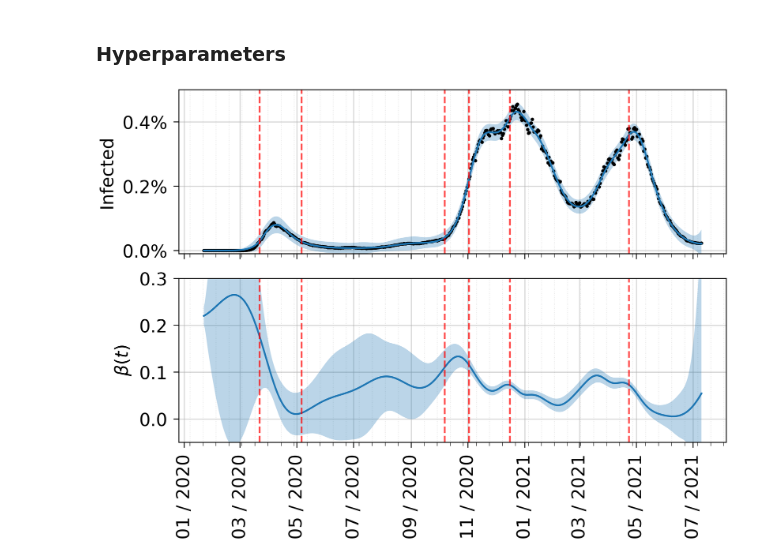
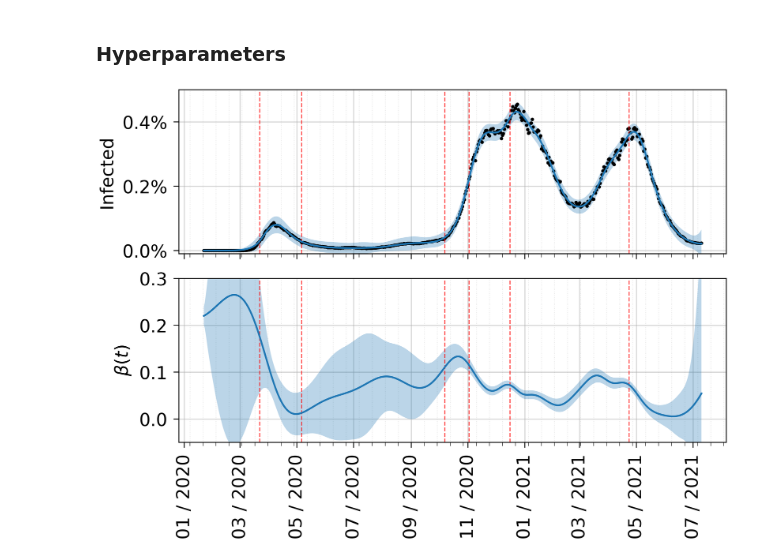
Before and after one commit to paufisch/ode_filters, a Jupyter notebook: covid_interactive.ipynb, the cells around one changed output. Drawn from its saved outputs; the diff is of its cells as text; code cells hidden in the pictures.

Commit message:
imprveed plotting and interactive plot

```diff
--- a/covid_interactive.ipynb
+++ b/covid_interactive.ipynb
@@ -173,34 +173,34 @@ fig, axs = plt.subplots(2, 1, figsize=(5, 3.6), sharex=True)
 
 for ax, col, ylab, ylim in [
     (axs[0], 1, "Infected", [-0.0001, 0.005]),
     (axs[1], 3, r'$\beta(t)$', [-0.05, 0.3])
 ]:
     ax.plot(data_dates, m_sequence[:, col])
     P = P_sequence[:, col, col]
     margin = 2 * np.sqrt(P)
     ax.fill_between(data_dates, m_sequence[:, col]-margin, m_sequence[:, col]+margin, alpha=0.3)
     if col == 1:
         ax.scatter(data_dates, I, color='black', s=2)
     ax.set_ylabel(ylab)
     ax.set_ylim(ylim)
     # Add gridlines at major tick positions
     ax.grid(True, which='major', axis='both', linestyle='-', linewidth=0.6, alpha=0.5)
     # Add many intermediate vertical gridlines at minor tick positions (weekly)
     ax.xaxis.set_minor_locator(dates.WeekdayLocator(interval=2))
     ax.grid(True, which='minor', axis='x', linestyle=':', linewidth=0.4, alpha=0.3)
 
 # Add political events as vertical lines to both subplots
 for event_date in political_events:
-    axs[0].axvline(event_date, color='red', linestyle='--', linewidth=1, alpha=0.7)
-    axs[1].axvline(event_date, color='red', linestyle='--', linewidth=1, alpha=0.7)
+    axs[0].axvline(event_date, color='red', linestyle='--', linewidth=0.6, alpha=0.7, zorder=1)
+    axs[1].axvline(event_date, color='red', linestyle='--', linewidth=0.6, alpha=0.7, zorder=1)
 
 axs[0].yaxis.set_major_formatter(
     plt.matplotlib.ticker.FuncFormatter(lambda x, _: f"{x*100:.1f}%")
 )
 
-axs[1].xaxis.set_tick_params(rotation=90)
+axs[1].xaxis.set_tick_params(rotation=90, labelsize=plt.rcParams['xtick.labelsize'])
 axs[1].xaxis.set_major_formatter(dates.DateFormatter("%m / %Y"))
 
 plt.show()
 # %% [output]
-[figure, old version]
+[figure, new version]
```
Also changed, not shown: parts of 3 cells of this notebook, 1 other file.
